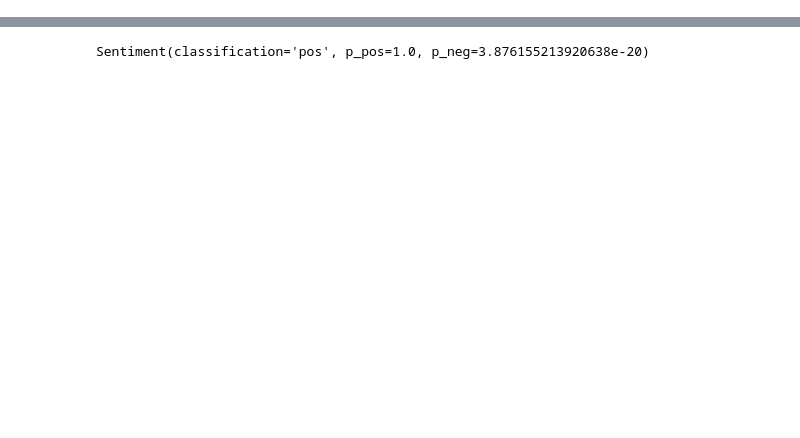
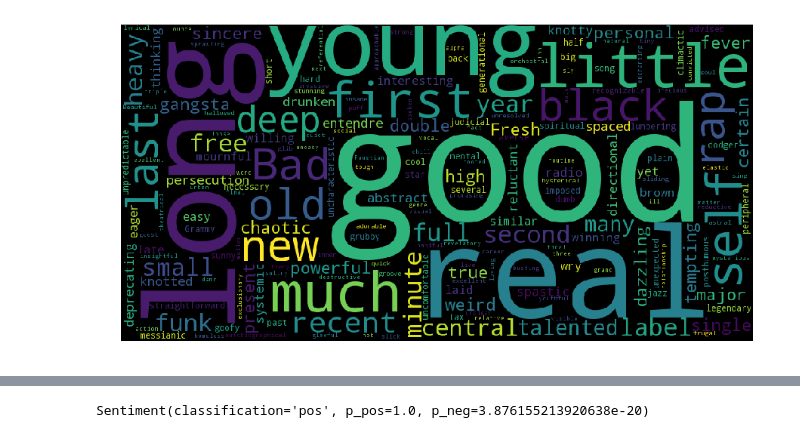
Before and after one commit to andrewjbashford/GalvanizeCapstone, a Jupyter notebook: NLP exploration.ipynb, the cells around one changed output, grey strips where cells are left out. Cells and saved outputs as stored; diff of their text form; code cells hidden in the pictures; blank space fills up the shorter version.

```diff
--- a/NLP exploration.ipynb
+++ b/NLP exploration.ipynb
@@ -15,0 +18,26 @@ df_reviews = pd.read_sql_query("select * from content", conn)
+# %%
+adjectives_db = []
+for i in range(len(df_reviews['content'])):
+    adjectives = []
+    blob = TextBlob(df_reviews['content'][i])
+    for each in blob.pos_tags:
+        if each[1] == u'JJ':
+            adjectives.append(each[0])
+    adjectives_db.append((df_reviews['reviewid'][i], " ".join(adjectives)))
+# %%
+df_adj_parse = pd.DataFrame(adjectives_db, columns =['reviewid', 'adjectives'])
+# %%
+df = df.merge(df_adj_parse)
+# %%
+wordcloud = WordCloud(width = 1000, height = 500).generate(' '.join(df[df['artist'] == "kendrick lamar"]['adjectives']))
+
+plt.figure(figsize=(15,8))
+
+plt.imshow(wordcloud)
+
+plt.axis("off")
+
+plt.show()
+pass
+# %% [output]
+[figure, added]
```
Also changed, not shown: parts of 9 cells of this notebook, 1 other file.
